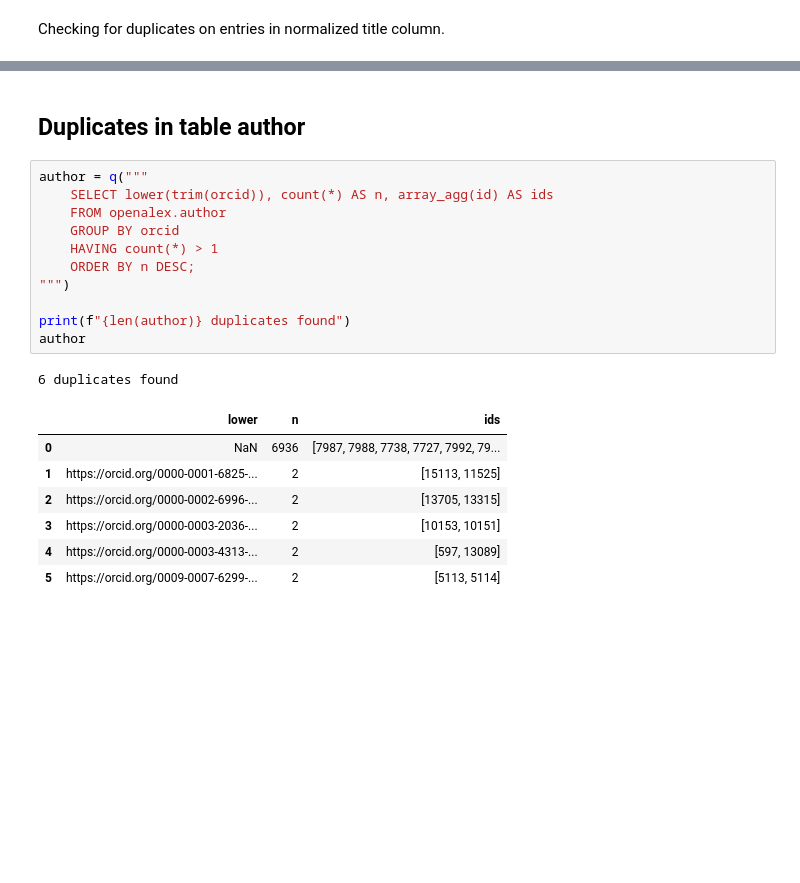
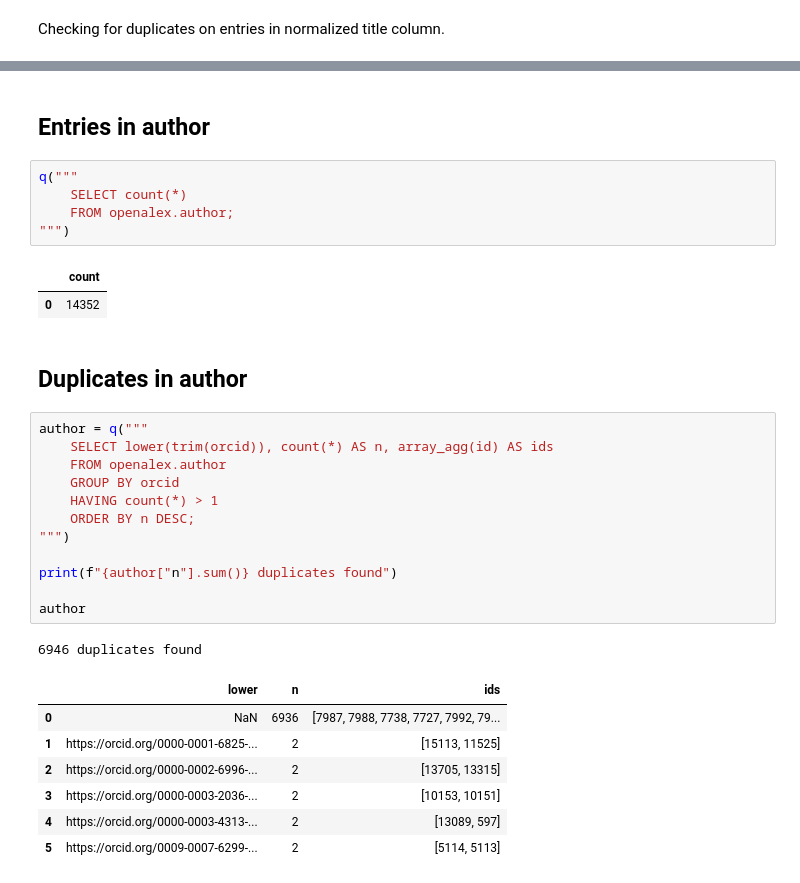
Before and after one commit to dkrakau/Wissenschaftliche_Vertiefung, a Jupyter notebook: notebook_duplicates.ipynb, the cells around one changed output, grey strips where cells are left out. Saved outputs shown, nothing was run; the diff lists cells and outputs as text; blank space fills up the shorter version.

```diff
--- a/notebook_duplicates.ipynb
+++ b/notebook_duplicates.ipynb
@@ -103,5 +133,15 @@ work_title
+# %% [markdown]
+## Entries in author
+# %%
+q("""
+    SELECT count(*)
+    FROM openalex.author;
+""")
+# %% [output]
+|  | count |
+| 0 | 14352 |
 # %% [markdown]
-## Duplicates in table author
+## Duplicates in author
 # %%
 author = q("""
     SELECT lower(trim(orcid)), count(*) AS n, array_agg(id) AS ids
@@ -111,14 +151,15 @@ author = q("""
     ORDER BY n DESC;
 """)
 
-print(f"{len(author)} duplicates found")
+print(f"{author["n"].sum()} duplicates found")
+
 author
 # %% [output]
-6 duplicates found
+6946 duplicates found
 |  | lower | n | ids |
 | 0 | NaN | 6936 | [7987, 7988, 7738, 7727, 7992, 79... |
 | 1 | https://orcid.org/0000-0001-6825-... | 2 | [15113, 11525] |
 | 2 | https://orcid.org/0000-0002-6996-... | 2 | [13705, 13315] |
 | 3 | https://orcid.org/0000-0003-2036-... | 2 | [10153, 10151] |
-| 4 | https://orcid.org/0000-0003-4313-... | 2 | [597, 13089] |
-| 5 | https://orcid.org/0009-0007-6299-... | 2 | [5113, 5114] |
+| 4 | https://orcid.org/0000-0003-4313-... | 2 | [13089, 597] |
+| 5 | https://orcid.org/0009-0007-6299-... | 2 | [5114, 5113] |
```
Also changed, not shown: parts of 44 cells of this notebook, 2 other files.
